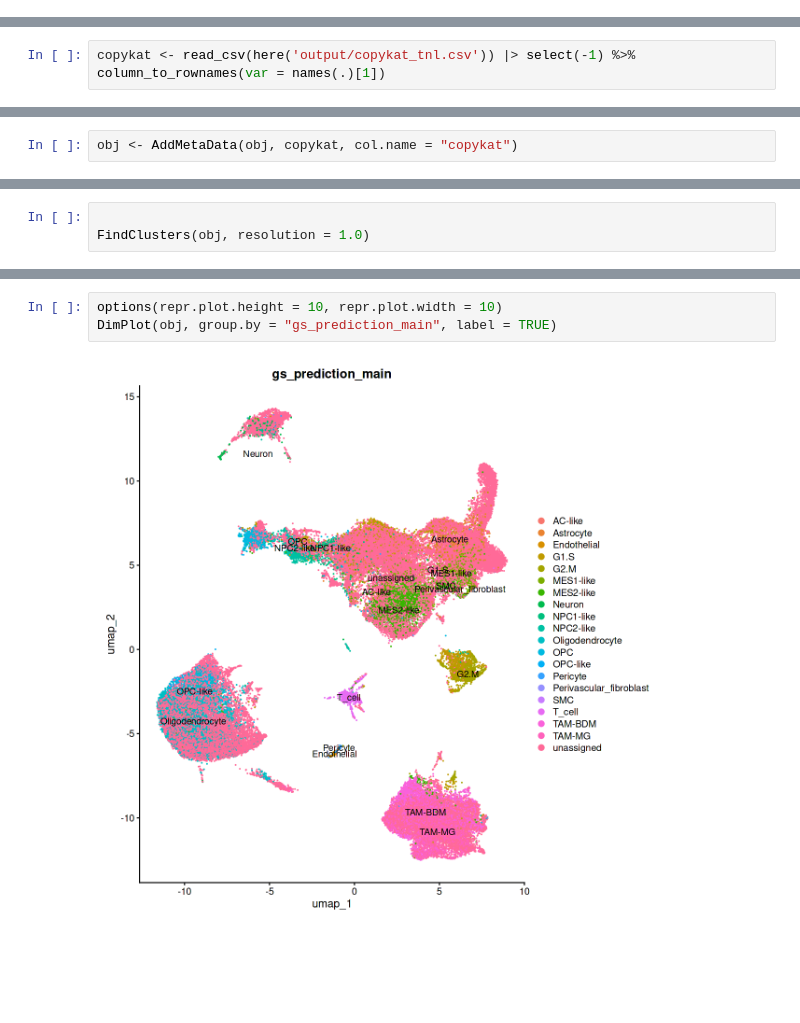
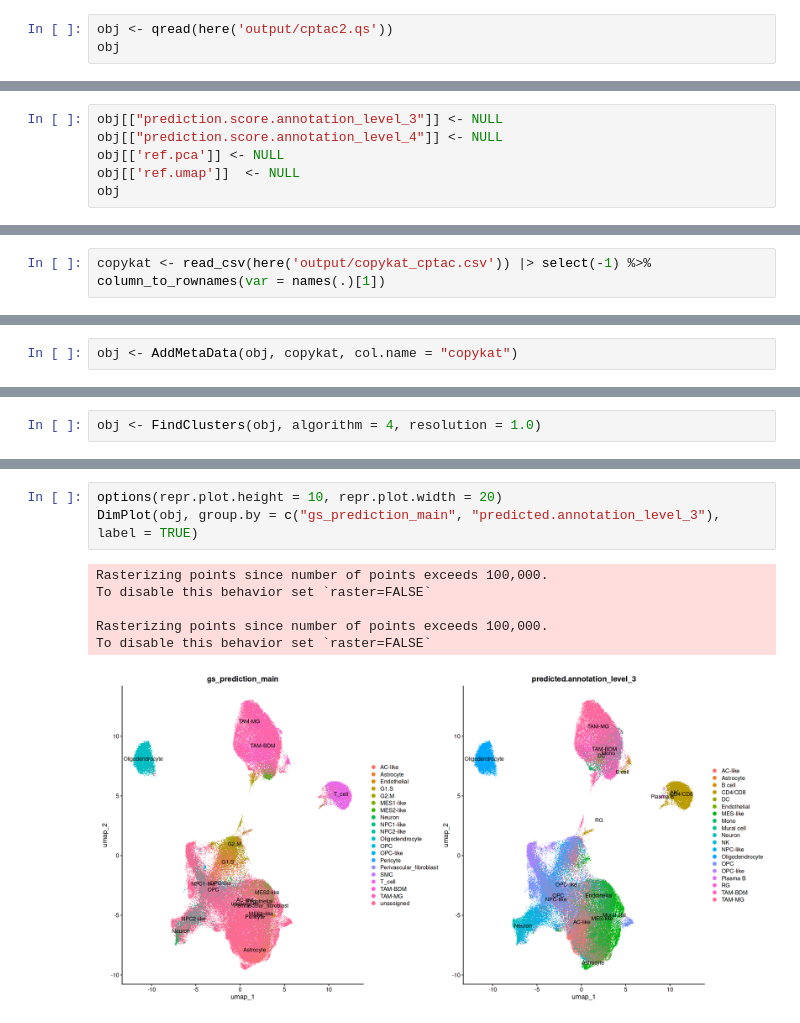
Before and after one commit to JiehoonKwak/crisprscreen, a Jupyter notebook: notebooks/cptac/preprocessR.ipynb, the cells around one changed output, grey strips where cells are left out. Saved outputs shown, nothing was run; the diff lists cells and outputs as text; blank space fills up the shorter version.

```diff
--- a/notebooks/cptac/preprocessR.ipynb
+++ b/notebooks/cptac/preprocessR.ipynb
@@ -411,0 +405,3 @@ Active assay: RNA (5000 features, 2000 variable features)
+# %%
+obj <- qread(here('output/cptac2.qs'))
+obj
@@ -411,0 +415,6 @@ Active assay: RNA (5000 features, 2000 variable features)
+# %%
+obj[["prediction.score.annotation_level_3"]] <- NULL
+obj[["prediction.score.annotation_level_4"]] <- NULL
+obj[['ref.pca']] <- NULL
+obj[['ref.umap']]  <- NULL
+obj
@@ -412,5 +427,5 @@ Active assay: RNA (5000 features, 2000 variable features)
 # %%
-copykat <- read_csv(here('output/copykat_tnl.csv')) |> select(-1) %>% column_to_rownames(var = names(.)[1])
+copykat <- read_csv(here('output/copykat_cptac.csv')) |> select(-1) %>% column_to_rownames(var = names(.)[1])
 # %% [output]
 New names:
 • `` -> `...1`
@@ -432,4 +441,3 @@ names(obj[[]])
 # %%
-
-FindClusters(obj, resolution = 1.0)
+obj <- FindClusters(obj, algorithm = 4, resolution = 1.0)
 # %% [output]
@@ -439,7 +454,12 @@ ref <- HumanPrimaryCellAtlasData()
 # %%
-options(repr.plot.height = 10, repr.plot.width = 10)
-DimPlot(obj, group.by = "gs_prediction_main", label = TRUE)
+options(repr.plot.height = 10, repr.plot.width = 20)
+DimPlot(obj, group.by = c("gs_prediction_main", "predicted.annotation_level_3"), label = TRUE)
 # %% [output]
+Rasterizing points since number of points exceeds 100,000.
+To disable this behavior set `raster=FALSE`
+
+Rasterizing points since number of points exceeds 100,000.
+To disable this behavior set `raster=FALSE`
-[figure, old version]
+[figure, new version]
 # %%
 options(repr.plot.height = 10, repr.plot.width = 20)
```
Also changed, not shown: parts of 21 cells of this notebook, 4 other files.
